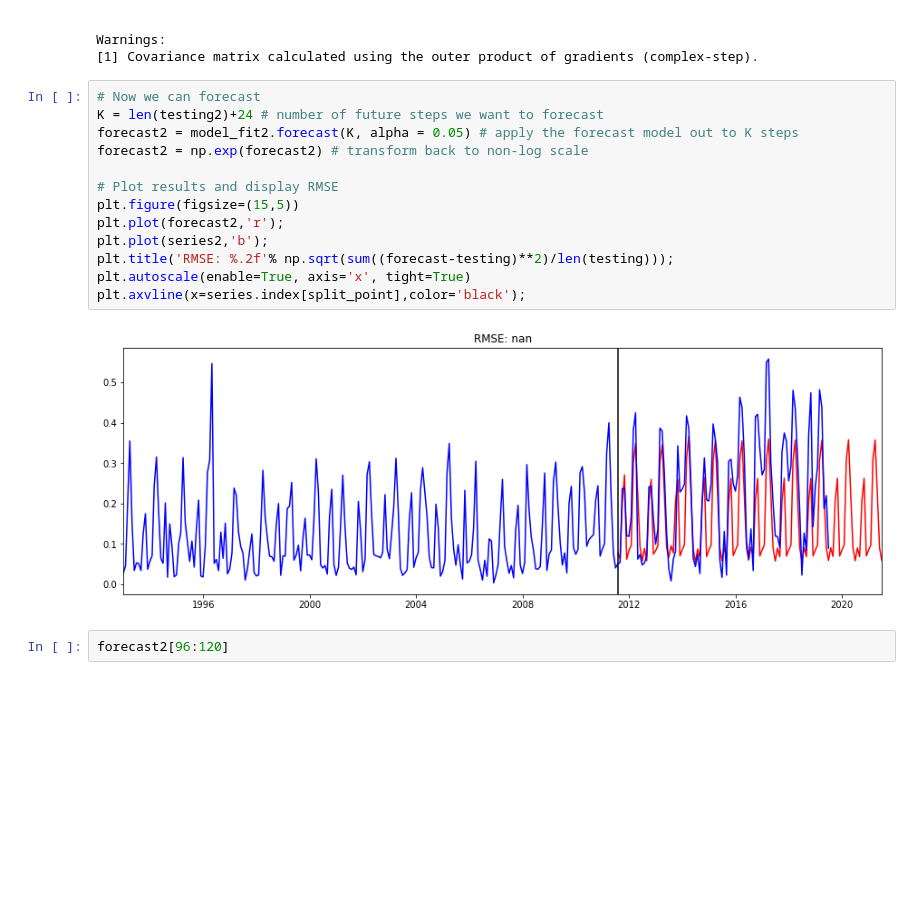
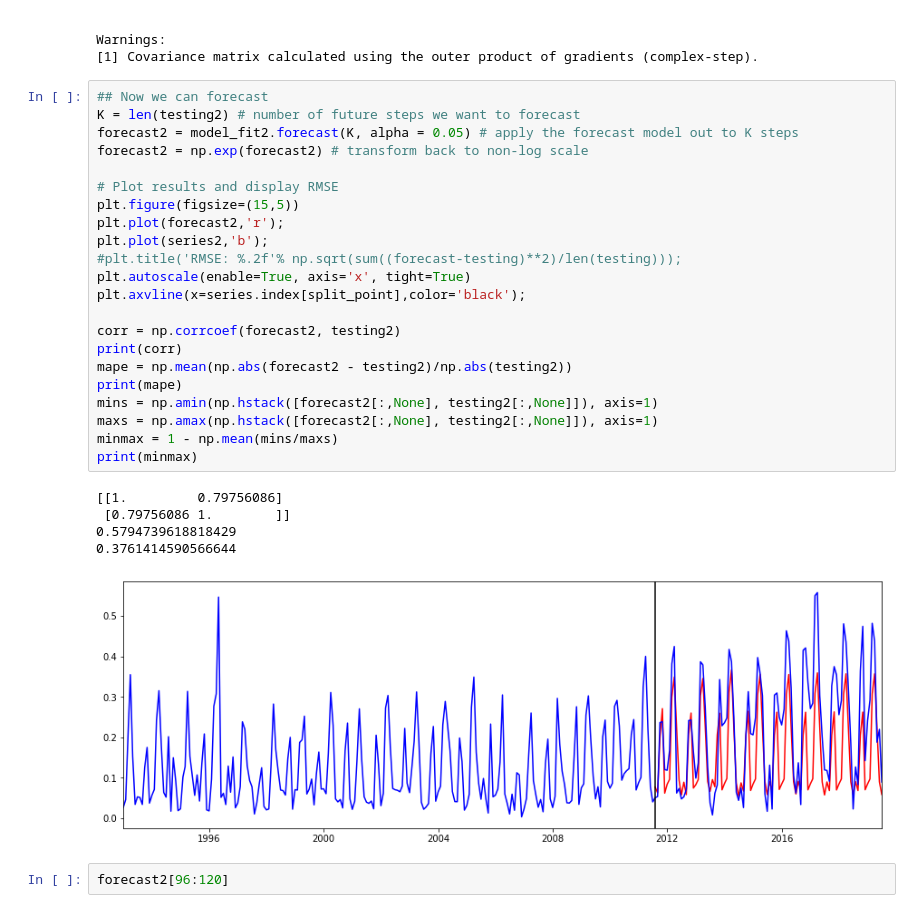
Before and after one commit to nrgriffin/Insight, a Jupyter notebook: SARIMA Testing.ipynb, the cells around one changed output. Saved outputs shown, nothing was run; the diff lists cells and outputs as text; blank space fills up the shorter version.

```diff
--- a/SARIMA Testing.ipynb
+++ b/SARIMA Testing.ipynb
@@ -243,20 +256,33 @@ Covariance Type:                              opg
 Warnings:
 [1] Covariance matrix calculated using the outer product of gradients (complex-step).
 # %%
-# Now we can forecast
-K = len(testing2)+24 # number of future steps we want to forecast
+## Now we can forecast
+K = len(testing2) # number of future steps we want to forecast
 forecast2 = model_fit2.forecast(K, alpha = 0.05) # apply the forecast model out to K steps
 forecast2 = np.exp(forecast2) # transform back to non-log scale
 
 # Plot results and display RMSE
 plt.figure(figsize=(15,5))
 plt.plot(forecast2,'r');
 plt.plot(series2,'b');
-plt.title('RMSE: %.2f'% np.sqrt(sum((forecast-testing)**2)/len(testing)));
+#plt.title('RMSE: %.2f'% np.sqrt(sum((forecast-testing)**2)/len(testing)));
 plt.autoscale(enable=True, axis='x', tight=True)
 plt.axvline(x=series.index[split_point],color='black');
+
+corr = np.corrcoef(forecast2, testing2)
+print(corr)
+mape = np.mean(np.abs(forecast2 - testing2)/np.abs(testing2))
+print(mape)
+mins = np.amin(np.hstack([forecast2[:,None], testing2[:,None]]), axis=1)
+maxs = np.amax(np.hstack([forecast2[:,None], testing2[:,None]]), axis=1)
+minmax = 1 - np.mean(mins/maxs)
+print(minmax)
 # %% [output]
+[[1.         0.79756086]
+ [0.79756086 1.        ]]
+0.5794739618818429
+0.3761414590566644
-[figure, old version]
+[figure, new version]
 # %%
 forecast2[96:120]
 # %% [output]
```
Also changed, not shown: parts of 9 cells of this notebook, 6 other files.
